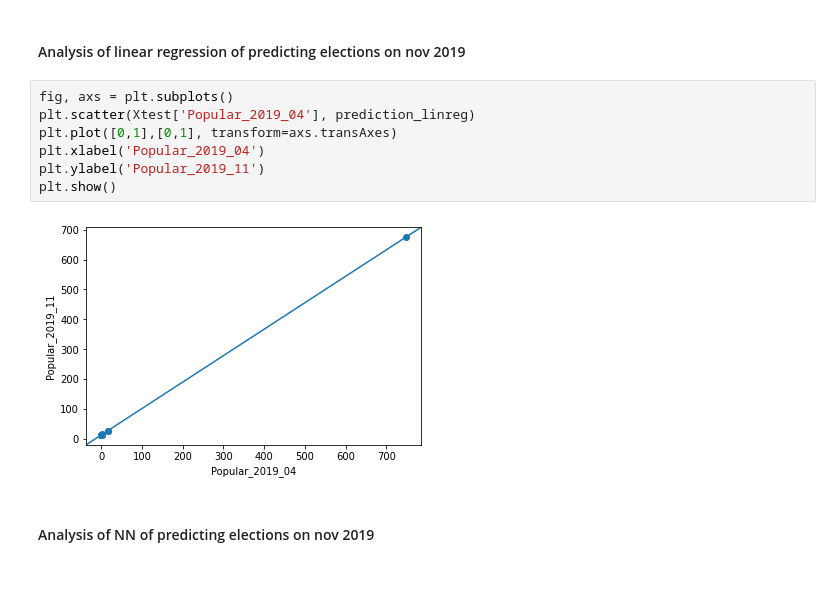
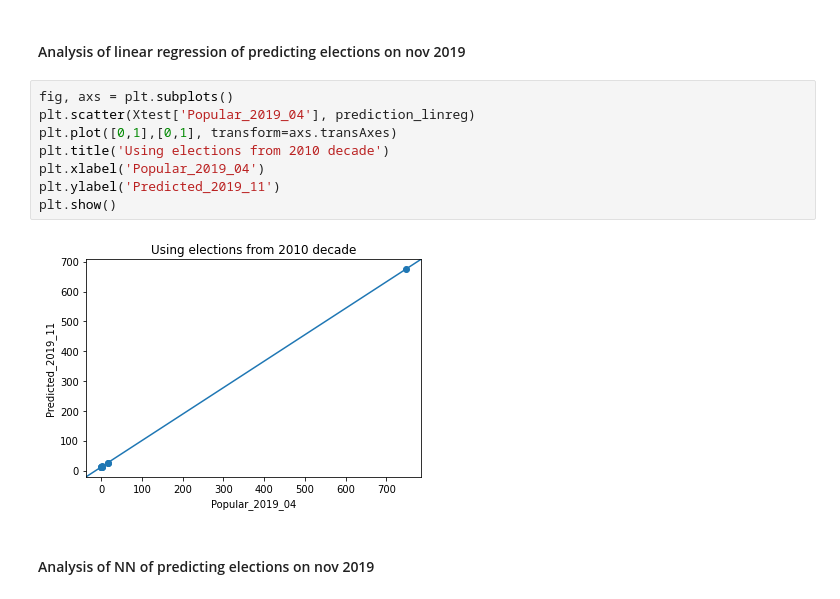
Before and after one commit to Rafael-Bardisa/Visual-Analytics-Final-Project, a Jupyter notebook: first_data_inspection.ipynb, the cells around one changed output. Drawn from its saved outputs; the diff is of its cells as text.

```diff
--- a/first_data_inspection.ipynb
+++ b/first_data_inspection.ipynb
@@ -208,12 +208,13 @@ mse_results
 # %%
 fig, axs = plt.subplots()
 plt.scatter(Xtest['Popular_2019_04'], prediction_linreg)
 plt.plot([0,1],[0,1], transform=axs.transAxes)
+plt.title('Using elections from 2010 decade')
 plt.xlabel('Popular_2019_04')
-plt.ylabel('Popular_2019_11')
+plt.ylabel('Predicted_2019_11')
 plt.show()
 # %% [output]
-[figure, old version]
+[figure, new version]
 # %% [markdown]
 #### Analysis of NN of predicting elections on nov 2019
 # %%
```
Also changed, not shown: parts of 5 cells of this notebook, 2 other files.
